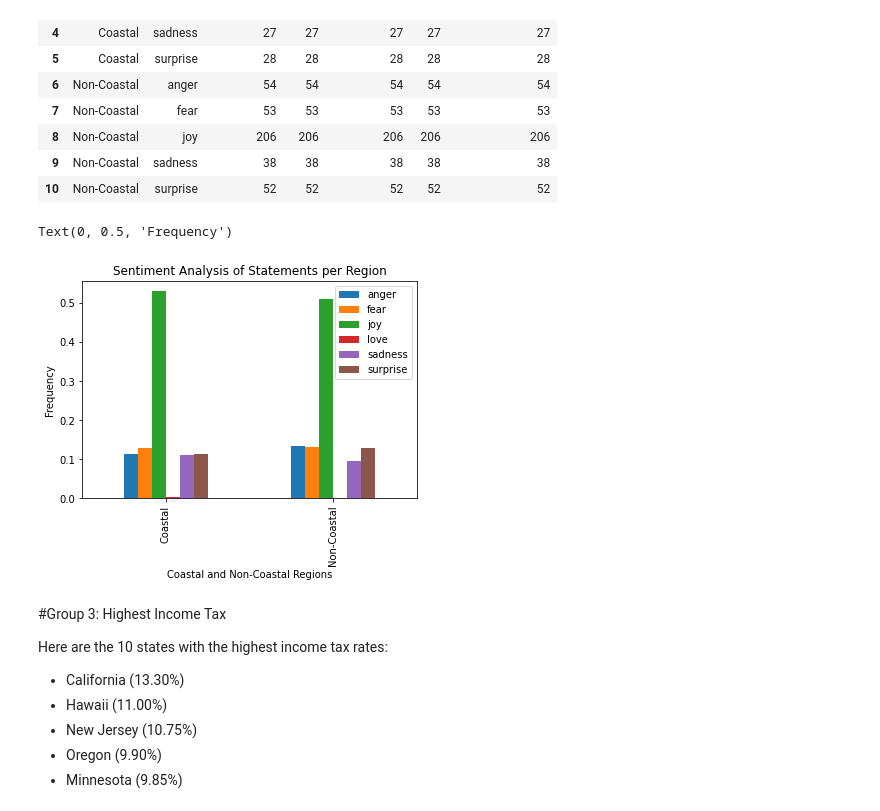
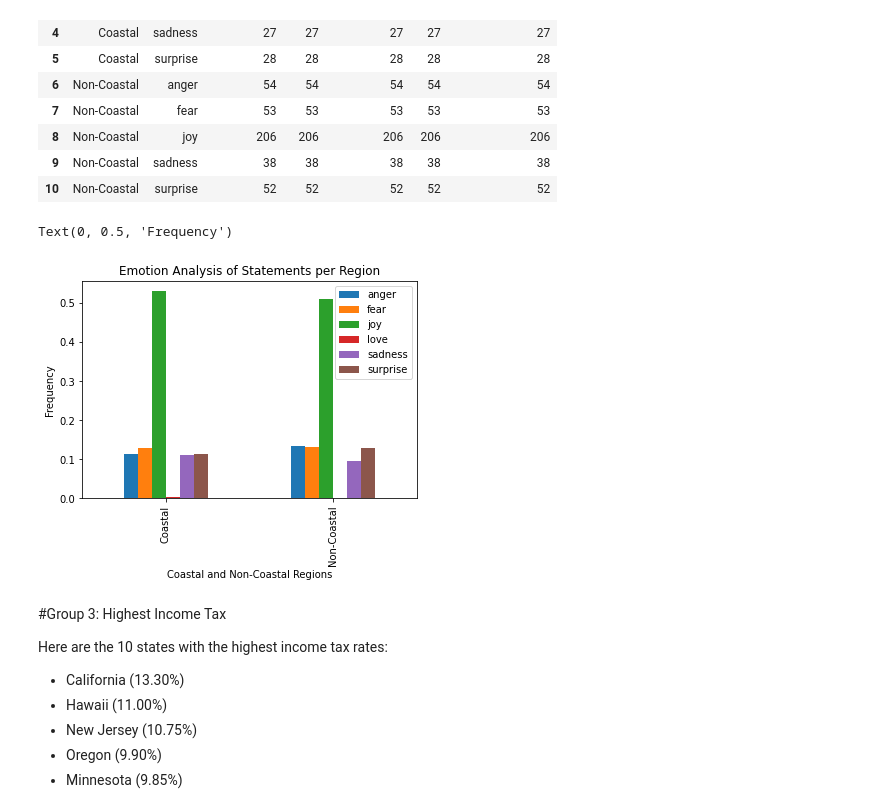
Before and after one commit to skochar1/the-pile-state-analysis, a Jupyter notebook: distilBERTEmotionData1-modeled.ipynb, the cells around one changed output. Cells and saved outputs as stored; diff of their text form; code cells hidden in the pictures.

```diff
--- a/distilBERTEmotionData1-modeled.ipynb
+++ b/distilBERTEmotionData1-modeled.ipynb
@@ -199,25 +199,25 @@ df2
 # %%
 import matplotlib.pyplot as plt
 import numpy as np
 
 plotdata = pd.DataFrame({
     'anger':[28/247, 54/403],
     'fear':[32/247, 53/403],
     'joy':[131/247, 206/403],
     'love':[1/247, 0/403],
     'sadness':[27/247, 38/403],
     'surprise':[28/247, 52/403]
     },
     index=["Coastal", "Non-Coastal"]
 )
 
 plotdata.plot(kind="bar")
-plt.title("Sentiment Analysis of Statements per Region")
+plt.title("Emotion Analysis of Statements per Region")
 plt.xlabel("Coastal and Non-Coastal Regions")
 plt.ylabel("Frequency")
 # %% [output]
 Text(0, 0.5, 'Frequency')
-[figure, old version]
+[figure, new version]
 # %% [markdown]
 #Group 3: Highest Income Tax
 
```
Also changed, not shown: parts of 3 cells of this notebook.
